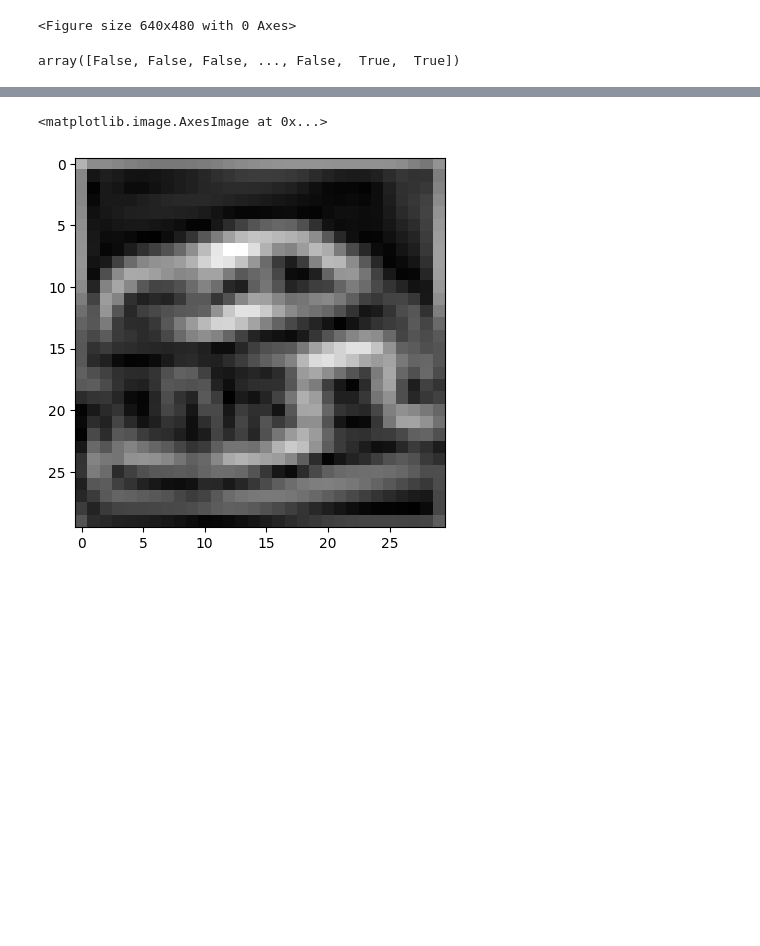
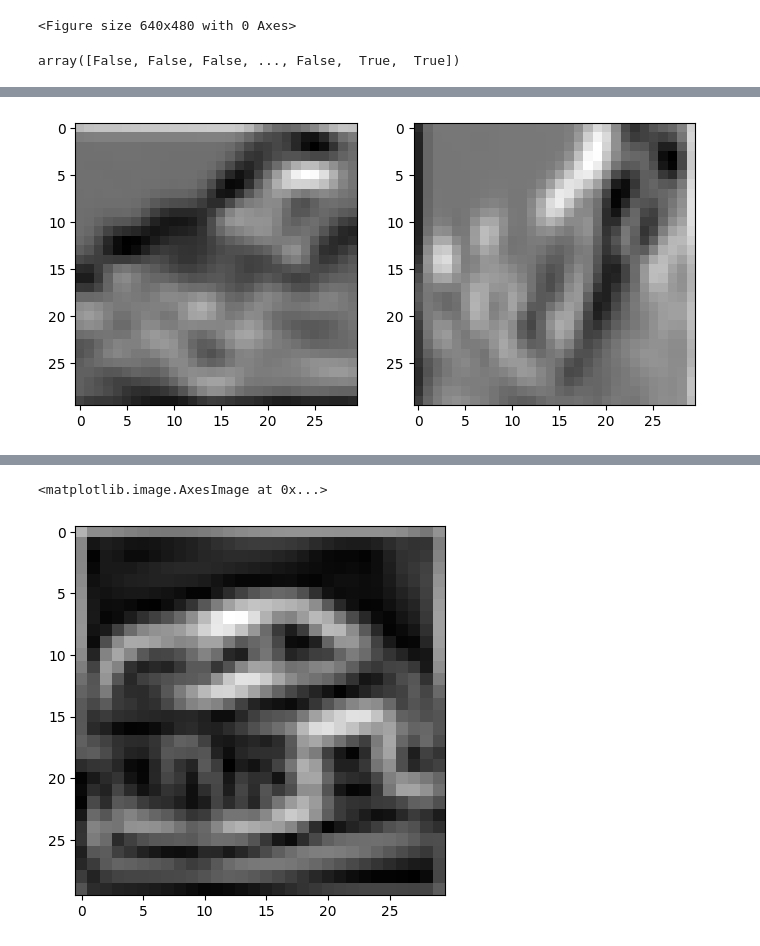
Before and after one commit to Bronomor/HashMaster, a Jupyter notebook: 1.LSH/LSH.ipynb, the cells around one changed output, grey strips where cells are left out. Saved outputs shown, nothing was run; the diff lists cells and outputs as text; code cells hidden in the pictures; blank space fills up the shorter version.

```diff
--- a/1.LSH/LSH.ipynb
+++ b/1.LSH/LSH.ipynb
@@ -578,2 +609,12 @@ array([False, False, False, ..., False,  True,  True])
+# %%
+fig, axes = plt.subplots(1, 2, figsize=(8,6))
+ax = axes[0]
+ax.imshow(sobel1[0].T, cmap="gray")
+
+ax = axes[1]
+ax.imshow(sobels2[0].T, cmap="gray")
+plt.savefig("SobelsGradients.jpg")
+# %% [output]
+[figure, added]
 # %%
 fig = plt.figure()
```
Also changed, not shown: parts of 14 cells of this notebook, 15 other files.
